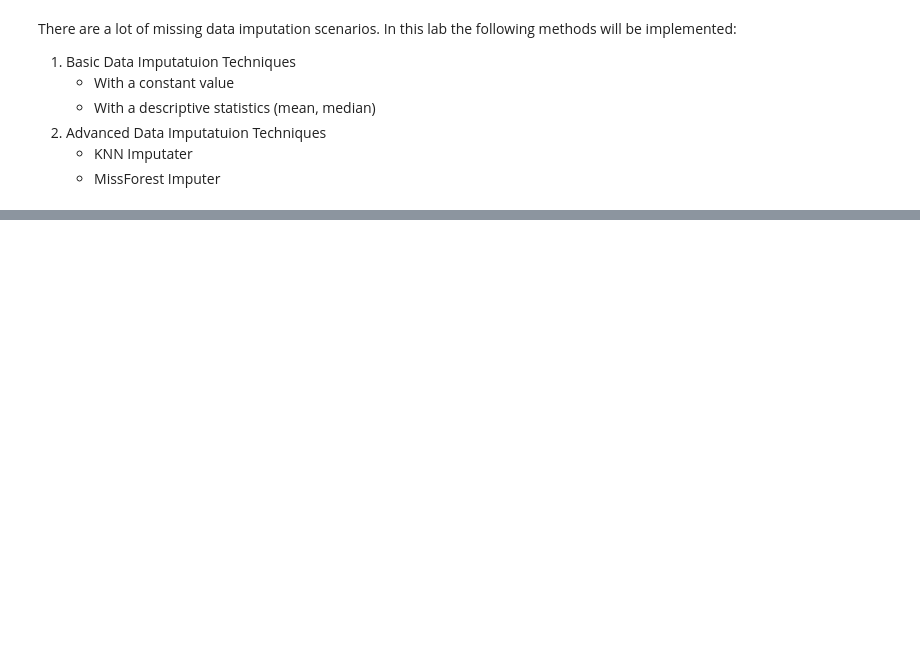
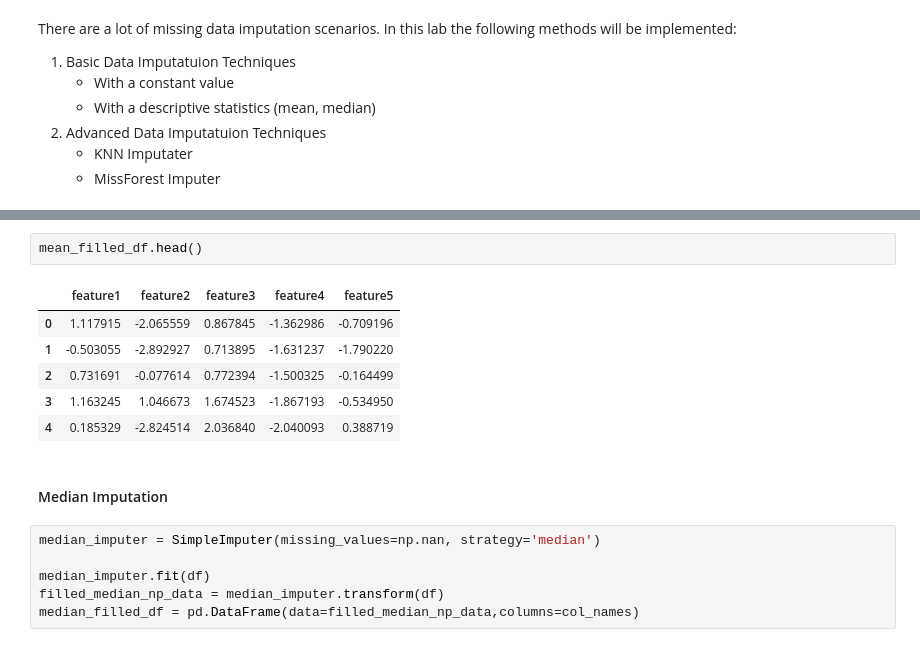
Before and after one commit to HSEDataAnalysis/LAB1_EDA, a Jupyter notebook: main.ipynb, the cells around one changed output, grey strips where cells are left out. Cells and saved outputs as stored; diff of their text form; blank space fills up the shorter version.

```diff
--- a/main.ipynb
+++ b/main.ipynb
@@ -118,0 +165,17 @@ sns.distplot(df.feature1)
+# %%
+mean_filled_df.head()
+# %% [output]
+|  | feature1 | feature2 | feature3 | feature4 | feature5 |
+| 0 | 1.117915 | -2.065559 | 0.867845 | -1.362986 | -0.709196 |
+| 1 | -0.503055 | -2.892927 | 0.713895 | -1.631237 | -1.790220 |
+| 2 | 0.731691 | -0.077614 | 0.772394 | -1.500325 | -0.164499 |
+| 3 | 1.163245 | 1.046673 | 1.674523 | -1.867193 | -0.534950 |
+| 4 | 0.185329 | -2.824514 | 2.036840 | -2.040093 | 0.388719 |
+# %% [markdown]
+#### Median Imputation
+# %%
+median_imputer = SimpleImputer(missing_values=np.nan, strategy='median')
+
+median_imputer.fit(df)
+filled_median_np_data = median_imputer.transform(df)
+median_filled_df = pd.DataFrame(data=filled_median_np_data,columns=col_names)
```
Also changed, not shown: parts of 16 cells of this notebook.
